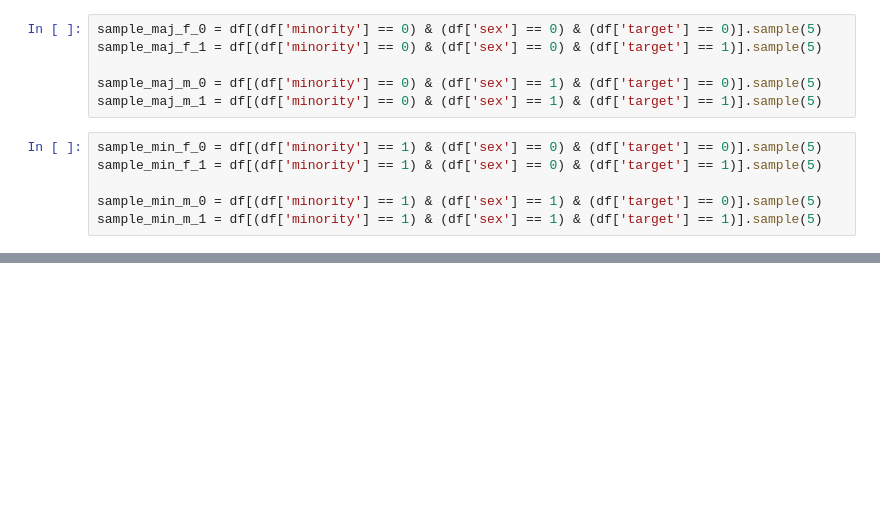
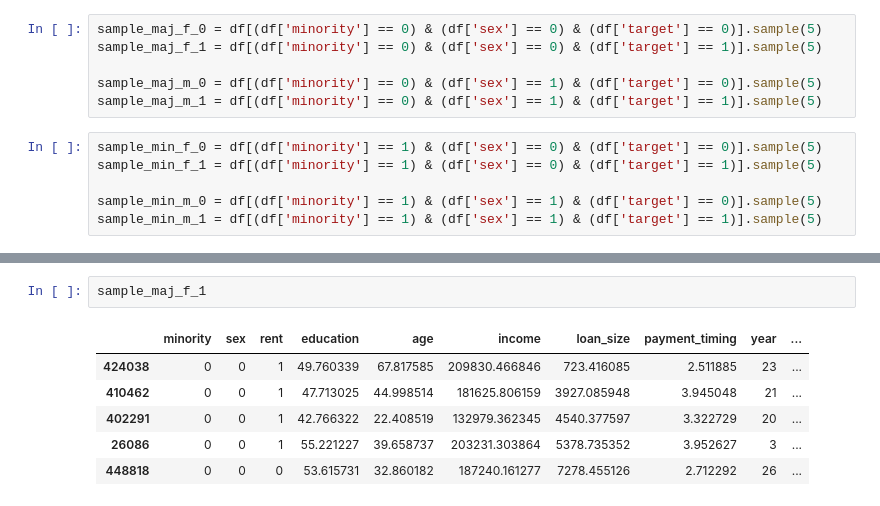
Before and after one commit to FlyingMagikarp/thesis, a Jupyter notebook: loandefault/analysis/analysis.ipynb, the cells around one changed output, grey strips where cells are left out. Saved outputs shown, nothing was run; the diff lists cells and outputs as text; blank space fills up the shorter version.

```diff
--- a/loandefault/analysis/analysis.ipynb
+++ b/loandefault/analysis/analysis.ipynb
@@ -156,0 +157,9 @@ sample_maj_f_0
+# %%
+sample_maj_f_1
+# %% [output]
+|  | minority | sex | rent | education | age | income | loan_size | payment_timing | year | ... |
+| 424038 | 0 | 0 | 1 | 49.760339 | 67.817585 | 209830.466846 | 723.416085 | 2.511885 | 23 | ... |
+| 410462 | 0 | 0 | 1 | 47.713025 | 44.998514 | 181625.806159 | 3927.085948 | 3.945048 | 21 | ... |
+| 402291 | 0 | 0 | 1 | 42.766322 | 22.408519 | 132979.362345 | 4540.377597 | 3.322729 | 20 | ... |
+| 26086 | 0 | 0 | 1 | 55.221227 | 39.658737 | 203231.303864 | 5378.735352 | 3.952627 | 3 | ... |
+| 448818 | 0 | 0 | 0 | 53.615731 | 32.860182 | 187240.161277 | 7278.455126 | 2.712292 | 26 | ... |
```
Also changed, not shown: parts of 7 cells of this notebook, 3 other files.
